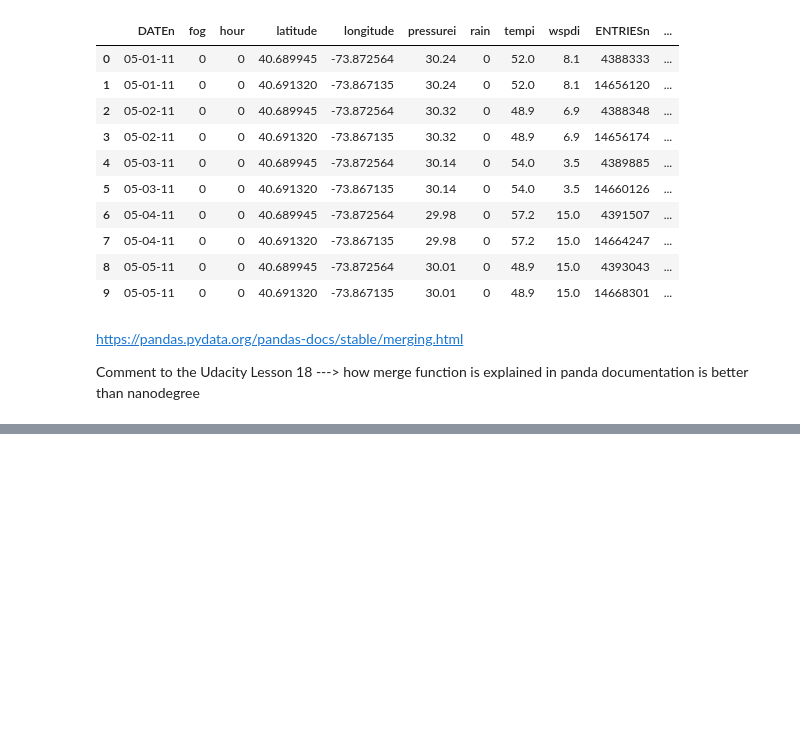
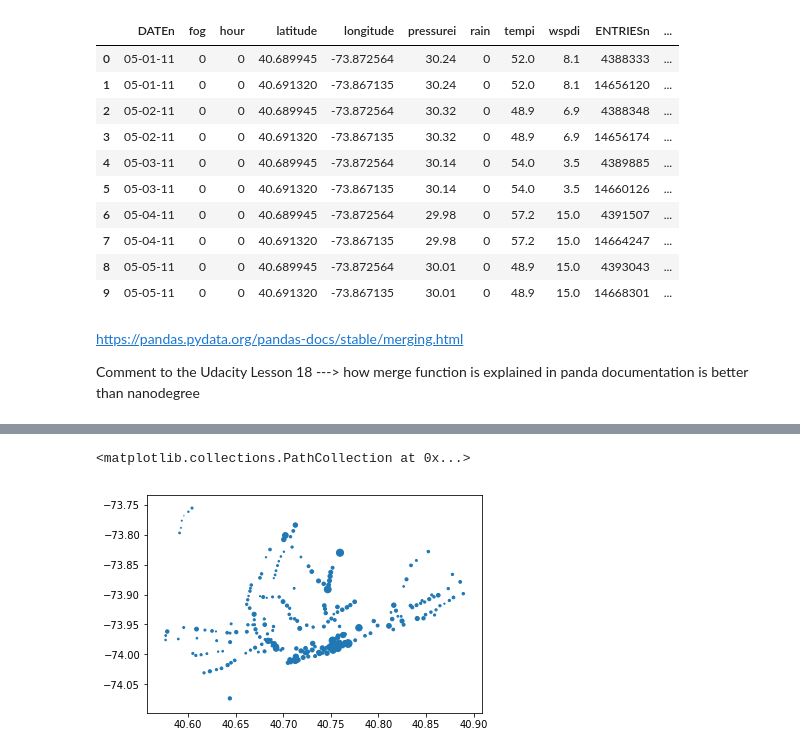
Before and after one commit to fernikalo/project_nano, a Jupyter notebook: 02_Investigate_a_dataset/Lesson_5/Subway_Weather_data_analysis.ipynb, the cells around one changed output, grey strips where cells are left out. Saved outputs shown, nothing was run; the diff lists cells and outputs as text; code cells hidden in the pictures; blank space fills up the shorter version.

```diff
--- a/02_Investigate_a_dataset/Lesson_5/Subway_Weather_data_analysis.ipynb
+++ b/02_Investigate_a_dataset/Lesson_5/Subway_Weather_data_analysis.ipynb
@@ -672,0 +715,5 @@ better than nanodegree
+# %%
+plt.scatter(x1,y1, s=scaled_entries)
+# %% [output]
+<matplotlib.collections.PathCollection at 0x...>
+[figure, added]
```
Also changed, not shown: parts of 7 cells of this notebook, 12 other files.
